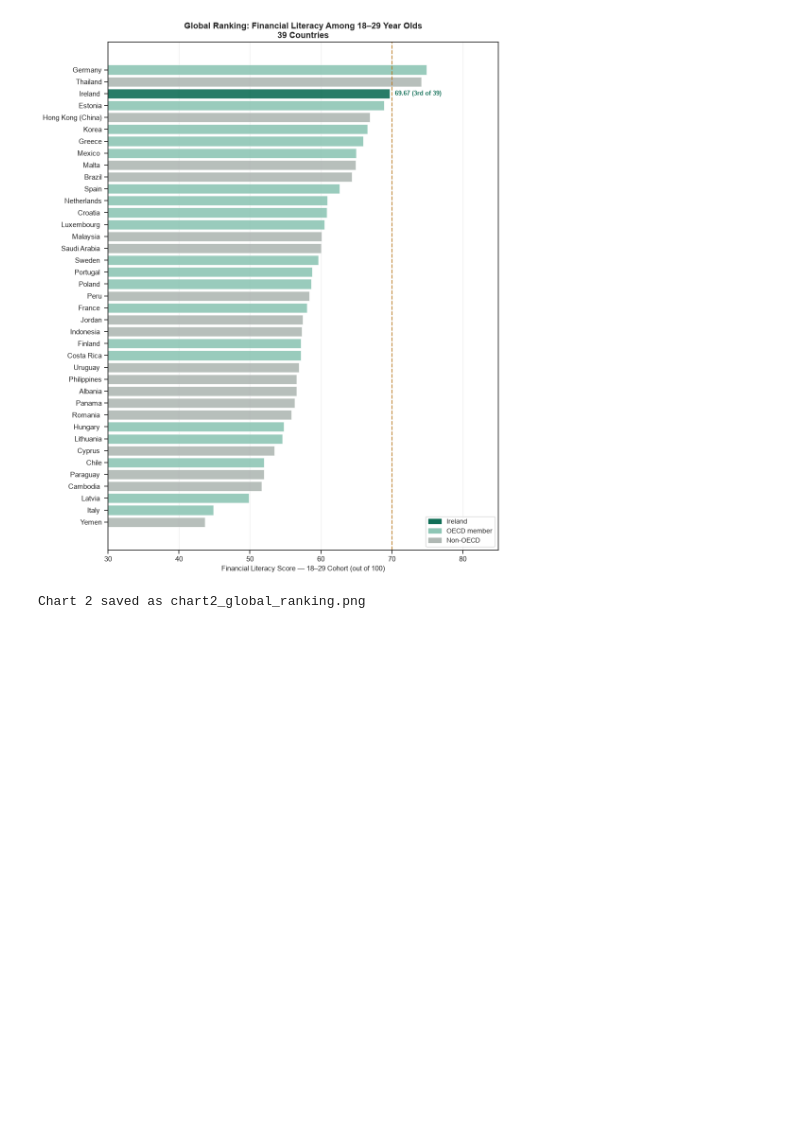
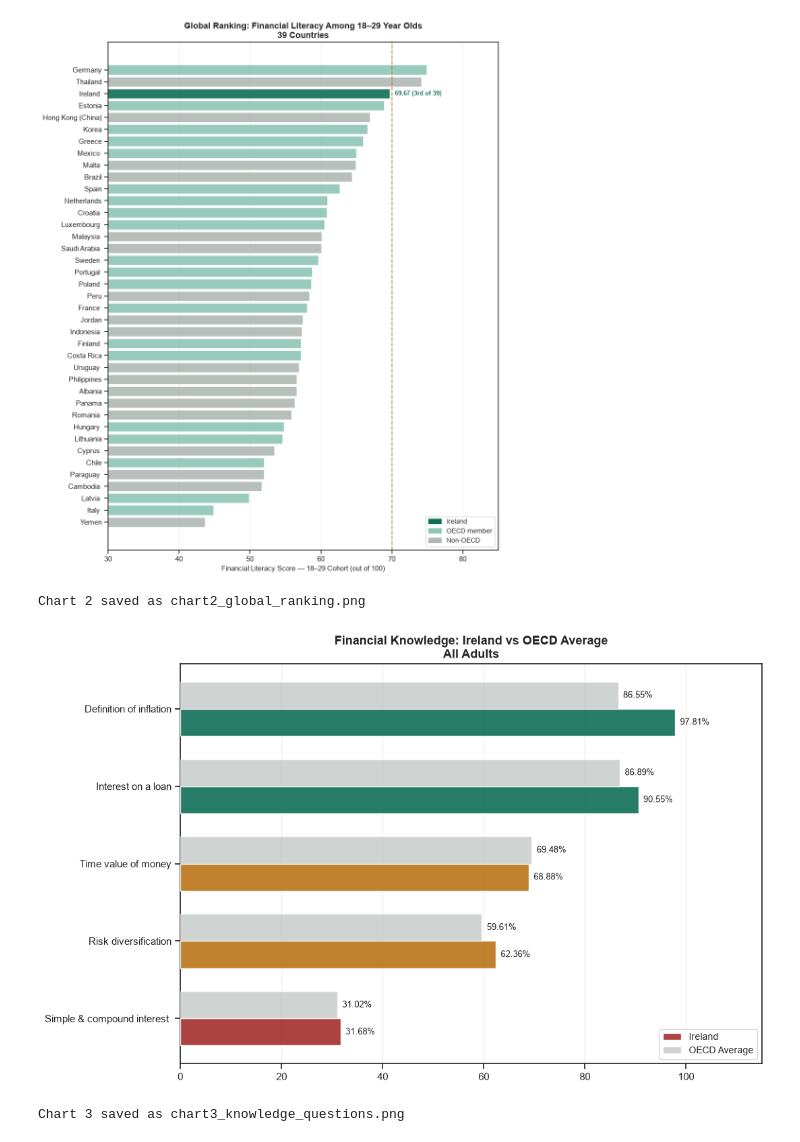
Before and after one commit to lucyancoffey/Irish-Youth-Financial-Literacy---Analysis-Project, a Jupyter notebook: Project/Young_Irish_Financial_Literacy_Analysis.ipynb, the cells around one changed output. Saved outputs shown, nothing was run; the diff lists cells and outputs as text; code cells hidden in the pictures; blank space fills up the shorter version.

```diff
--- a/Project/Young_Irish_Financial_Literacy_Analysis.ipynb
+++ b/Project/Young_Irish_Financial_Literacy_Analysis.ipynb
@@ -158,3 +162,72 @@ print("Chart 2 saved as chart2_global_ranking.png")
 # %% [output]
 [figure]
 Chart 2 saved as chart2_global_ranking.png
+# %%
+# --- Chart 3: Knowledge question performance ---
+
+# Sorting lowest to highest Ireland score
+kq_sorted = kq.sort_values('Ireland % Correct', ascending=True).copy()
+
+# Colour code
+def kq_colour(score):
+    if score < 50:
+        return RED
+    elif score < 70:
+        return AMBER
+    else:
+        return TEAL
+
+kq_sorted['bar_colour'] = kq_sorted['Ireland % Correct'].apply(kq_colour)
+
+fig, ax = plt.subplots(figsize=(11, 7))
+
+y = [0, 1, 2, 3, 4]
+height = 0.35
+
+# Ireland bars
+bars_ire = ax.barh(
+    [i - height/2 for i in y],
+    kq_sorted['Ireland % Correct'], height=height, color=kq_sorted['bar_colour'],
+    alpha=0.9, label='Ireland', zorder=3)
+
+# OECD bars
+bars_oecd = ax.barh(
+    [i + height/2 for i in y],
+    kq_sorted['OECD Average %'], height=height, color=GREY,
+    alpha=0.6, label='OECD Average', zorder=3)
+
+# Value labels
+for bar in bars_ire:
+    ax.text(
+        bar.get_width() + 1,
+        bar.get_y() + bar.get_height()/2,
+        f"{bar.get_width():.2f}%",
+        va="center",
+        fontsize=9
+    )
+
+for bar in bars_oecd:
+      ax.text(
+        bar.get_width() + 1,
+        bar.get_y() + bar.get_height()/2,
+        f"{bar.get_width():.2f}%",
+        va="center",
+        fontsize=9,
+        color=DARK
+    )
+
+ax.set_yticks(y)
+ax.set_yticklabels(kq_sorted['Question'])
+ax.set_title('Financial Knowledge: Ireland vs OECD Average\nAll Adults',
+             fontsize=13, fontweight='bold')
+ax.legend(loc='lower right', fontsize=10)
+ax.set_xlim(0, 115)
+ax.grid(axis='x', alpha=0.3)
+
+plt.tight_layout()
+plt.savefig('chart3_knowledge_questions.png')
+plt.show()
+print("Chart 3 saved as chart3_knowledge_questions.png")
+# %% [output]
+[figure, added]
+Chart 3 saved as chart3_knowledge_questions.png
```
Also changed, not shown: parts of 3 cells of this notebook, 4 other files.
